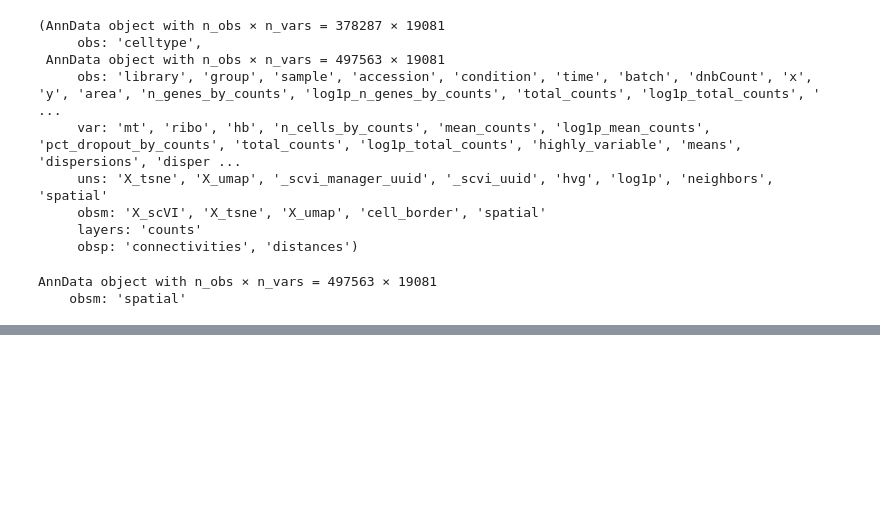
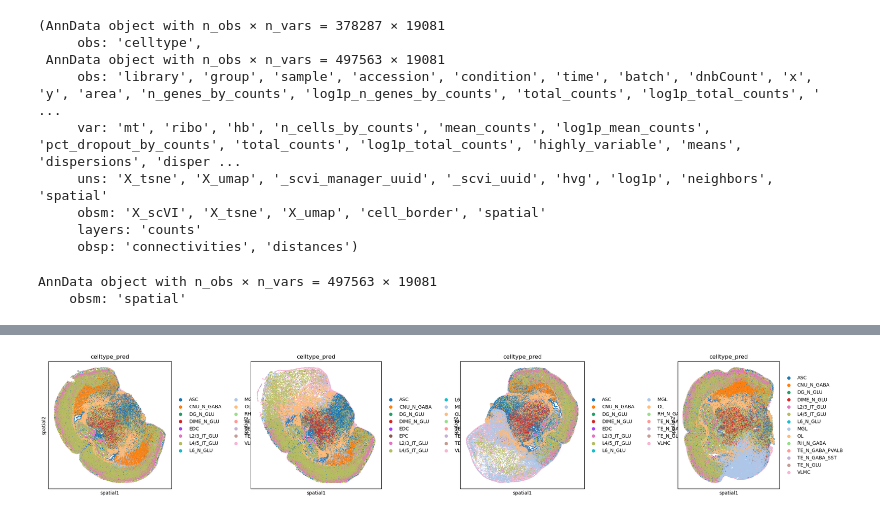
Before and after one commit to hwr9912/SpatialID, a Jupyter notebook: train.ipynb, the cells around one changed output, grey strips where cells are left out. Saved outputs shown, nothing was run; the diff lists cells and outputs as text; code cells hidden in the pictures; blank space fills up the shorter version.

```diff
--- a/train.ipynb
+++ b/train.ipynb
@@ -174,0 +262,38 @@ Training...
+# %%
+import pandas as pd
+
+# 要同步的列
+cols = ["pseudo_class", "celltype_pred"]
+
+# 检查列是否存在
+missing_cols = [c for c in cols if c not in adata.obs.columns]
+if missing_cols:
+    raise KeyError(f"adata.obs 中缺少这些列: {missing_cols}")
+
+# 检查 obs index 是否唯一
+if not adata.obs_names.is_unique:
+    raise ValueError("adata.obs_names 不唯一，不能安全按 index 同步")
+
+if not sp_adata.obs_names.is_unique:
+    raise ValueError("sp_adata.obs_names 不唯一，不能安全按 index 同步")
+
+# 查看匹配情况
+common_idx = sp_adata.obs_names.intersection(adata.obs_names)
+print(f"sp_adata cells: {sp_adata.n_obs}")
+print(f"adata cells: {adata.n_obs}")
+print(f"matched cells: {len(common_idx)}")
+print(f"unmatched in sp_adata: {sp_adata.n_obs - len(common_idx)}")
+
+# 按 sp_adata.obs_names 顺序重排 adata.obs 中对应列
+mapped = adata.obs[cols].reindex(sp_adata.obs_names)
+
+# 同步到 sp_adata.obs
+for c in cols:
+    sp_adata.obs[c] = mapped[c]
+
+# 可选：检查同步后的缺失
+print(sp_adata.obs[cols].isna().sum())
+
+del adata
+# # 保存
+# sp_adata.write("MCAO20250929_reduce_with_spatialid_annotation.h5ad")
@@ -174,0 +308,4 @@ Training...
+# %%
+sq.pl.spatial_scatter(sp_adata, color="celltype_pred", library_key="library", library_id=["sham", "MCAO_1d", "MCAO_3d", "MCAO_14d",], img=False, size=50)
+# %% [output]
+[figure, added]
```
Also changed, not shown: parts of 10 cells of this notebook, 4 other files.
